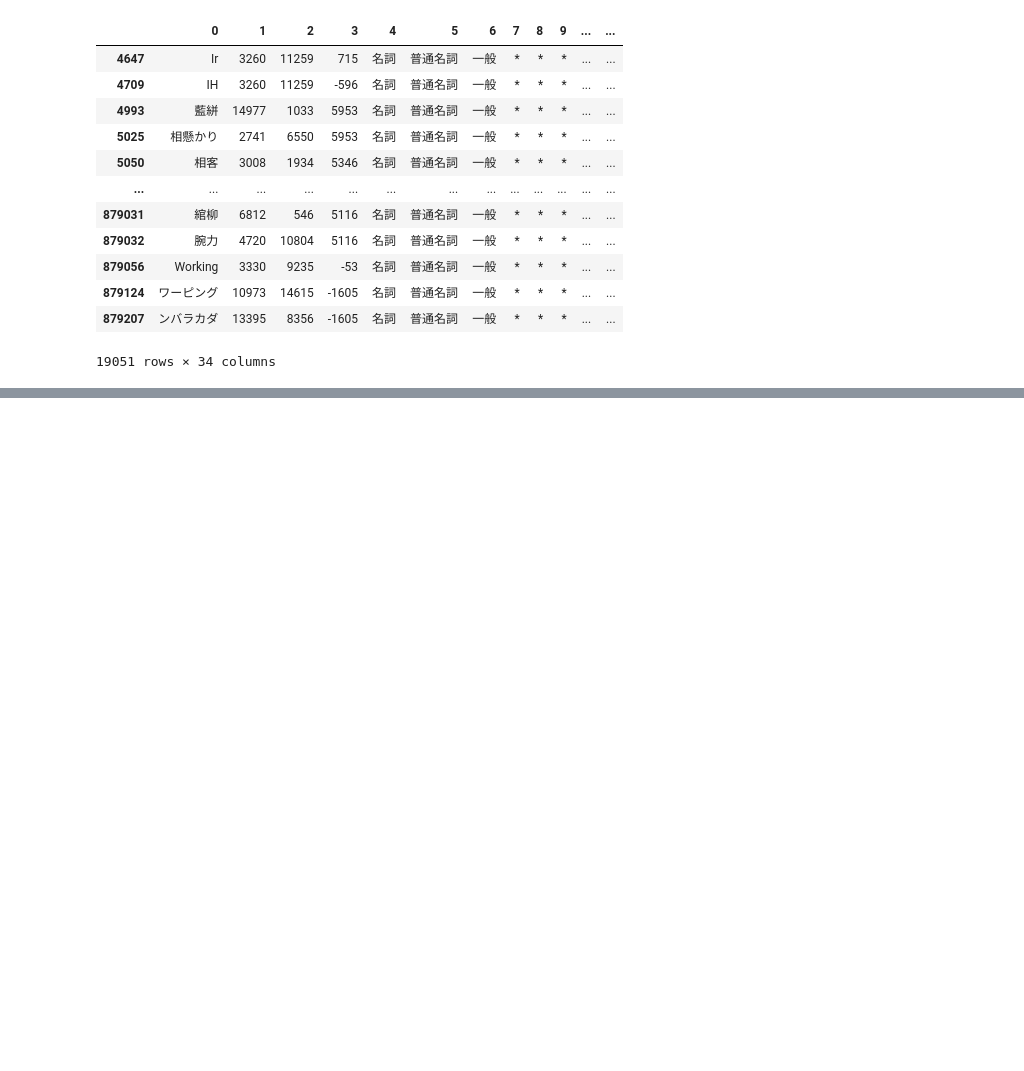
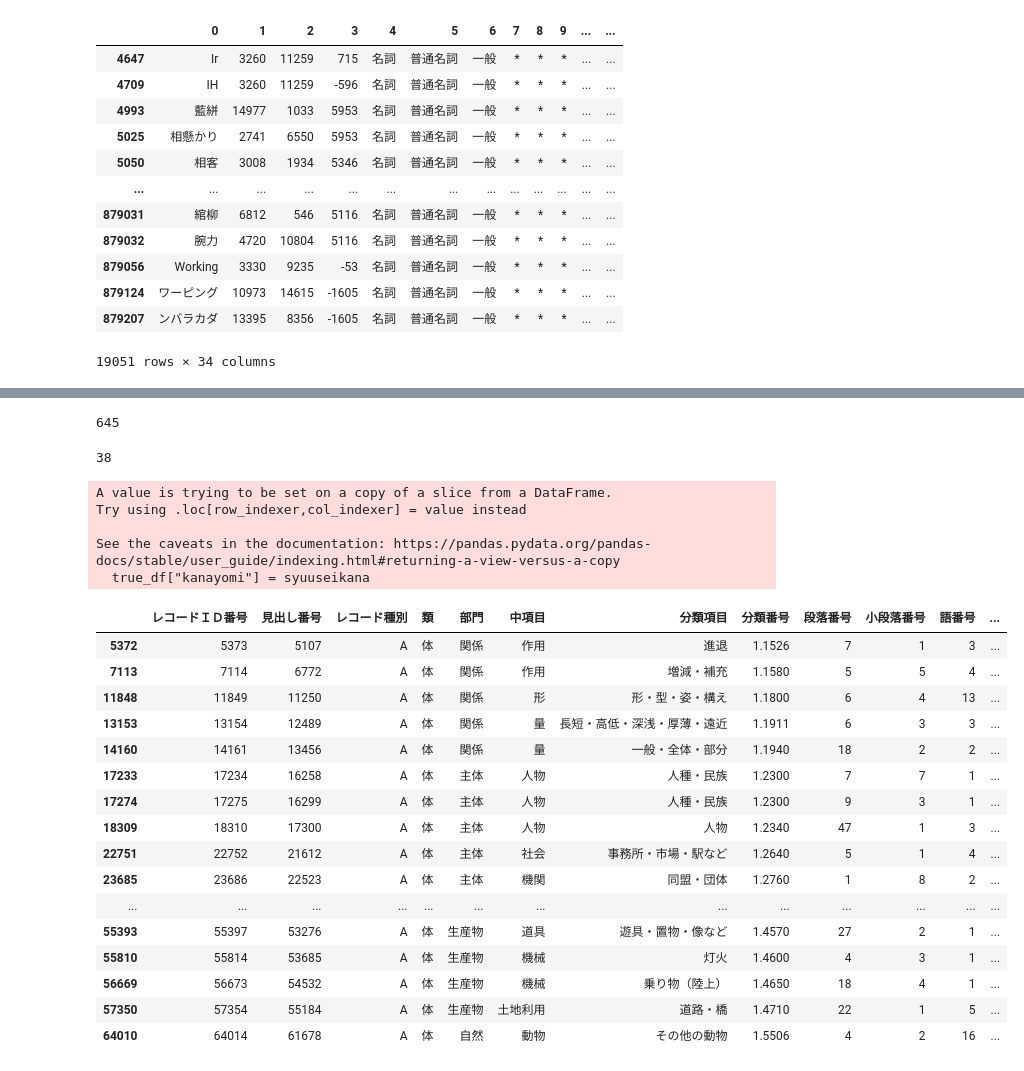
Before and after one commit to plumchloride/tango, a Jupyter notebook: filtering/tango_filter.ipynb, the cells around one changed output, grey strips where cells are left out. Drawn from its saved outputs; the diff is of its cells as text; code cells hidden in the pictures; blank space fills up the shorter version.

```diff
--- a/filtering/tango_filter.ipynb
+++ b/filtering/tango_filter.ipynb
@@ -186,0 +207,3 @@ A_csv_set.to_csv(path_or_buf="./A_data.csv",encoding = "utf-8",header=False, ind
+# %%
+bunrui_5_fil = bunrui_fil[bunrui_fil["title_len"]==5]
+bunrui_5_fil
@@ -186,0 +224,8 @@ A_csv_set.to_csv(path_or_buf="./A_data.csv",encoding = "utf-8",header=False, ind
+# %%
+# pip install wakana-python
+import wanakana
+wanakana.to_katakana('あア亜')
+bunrui_5_fil["kanayomi"] = "3"
+for index, row in bunrui_5_fil.iterrows():
+  num = wanakana.to_katakana(row[13])
+  bunrui_5_fil["kanayomi"][index] = num
@@ -186,0 +242,47 @@ A_csv_set.to_csv(path_or_buf="./A_data.csv",encoding = "utf-8",header=False, ind
+# %%
+tf_list = []
+untf_list = []
+for i in bunrui_5_fil["見出し本体"]:
+  tf_list.append("ー" in i)
+  untf_list.append(not("ー" in i))
+long_df = bunrui_5_fil[tf_list]
+len(long_df)
+# %% [output]
+645
+# %%
+tf_5_list = []
+un_tf_5_list = []
+for i in long_df["見出し本体"]:
+  tf_5_list.append(len(i)!=5)
+  un_tf_5_list.append(not(len(i)!=5))
+len(long_df[tf_5_list])
+# %% [output]
+38
+# %%
+true_df = long_df[tf_5_list]
+syuuseikana = ["ユーターン","ゾウページ","ハートガタ","ヤールハバ","ダーツブン","マレージン","ボーアジン","ダイスター","キーキョク","ブイリーグ","ジスマーク","テキマーク","イーメール","リーグセン","プールセイ","ビールケン","ボールシ","ダンボール","カミテープ","ナマテープ","レースイト","キンモール","ベビーフク","アメコート","マエヨーク","ベレーボウ","スキーボウ","ソーダスイ","ナマビール","クロビール","カンビール","ビールビン","ボールバコ","スキーイタ","アークトウ","ボギーシャ","ループセン","ムールガイ"]
+true_df["kanayomi"] = syuuseikana
+true_df
+# %% [output]
+A value is trying to be set on a copy of a slice from a DataFrame.
+Try using .loc[row_indexer,col_indexer] = value instead
+
+See the caveats in the documentation: https://pandas.pydata.org/pandas-docs/stable/user_guide/indexing.html#returning-a-view-versus-a-copy
+  true_df["kanayomi"] = syuuseikana
+|  | レコードＩＤ番号 | 見出し番号 | レコード種別 | 類 | 部門 | 中項目 | 分類項目 | 分類番号 | 段落番号 | 小段落番号 | 語番号 | ... |
+| 5372 | 5373 | 5107 | A | 体 | 関係 | 作用 | 進退 | 1.1526 | 7 | 1 | 3 | ... |
+| 7113 | 7114 | 6772 | A | 体 | 関係 | 作用 | 増減・補充 | 1.1580 | 5 | 5 | 4 | ... |
+| 11848 | 11849 | 11250 | A | 体 | 関係 | 形 | 形・型・姿・構え | 1.1800 | 6 | 4 | 13 | ... |
+| 13153 | 13154 | 12489 | A | 体 | 関係 | 量 | 長短・高低・深浅・厚薄・遠近 | 1.1911 | 6 | 3 | 3 | ... |
+| 14160 | 14161 | 13456 | A | 体 | 関係 | 量 | 一般・全体・部分 | 1.1940 | 18 | 2 | 2 | ... |
+| 17233 | 17234 | 16258 | A | 体 | 主体 | 人物 | 人種・民族 | 1.2300 | 7 | 7 | 1 | ... |
+| 17274 | 17275 | 16299 | A | 体 | 主体 | 人物 | 人種・民族 | 1.2300 | 9 | 3 | 1 | ... |
+| 18309 | 18310 | 17300 | A | 体 | 主体 | 人物 | 人物 | 1.2340 | 47 | 1 | 3 | ... |
+| 22751 | 22752 | 21612 | A | 体 | 主体 | 社会 | 事務所・市場・駅など | 1.2640 | 5 | 1 | 4 | ... |
+| 23685 | 23686 | 22523 | A | 体 | 主体 | 機関 | 同盟・団体 | 1.2760 | 1 | 8 | 2 | ... |
+| ... | ... | ... | ... | ... | ... | ... | ... | ... | ... | ... | ... | ... |
+| 55393 | 55397 | 53276 | A | 体 | 生産物 | 道具 | 遊具・置物・像など | 1.4570 | 27 | 2 | 1 | ... |
+| 55810 | 55814 | 53685 | A | 体 | 生産物 | 機械 | 灯火 | 1.4600 | 4 | 3 | 1 | ... |
+| 56669 | 56673 | 54532 | A | 体 | 生産物 | 機械 | 乗り物（陸上） | 1.4650 | 18 | 4 | 1 | ... |
+| 57350 | 57354 | 55184 | A | 体 | 生産物 | 土地利用 | 道路・橋 | 1.4710 | 22 | 1 | 5 | ... |
+| 64010 | 64014 | 61678 | A | 体 | 自然 | 動物 | その他の動物 | 1.5506 | 4 | 2 | 16 | ... |
```
Also changed, not shown: parts of 12 cells of this notebook, 9 other files.
